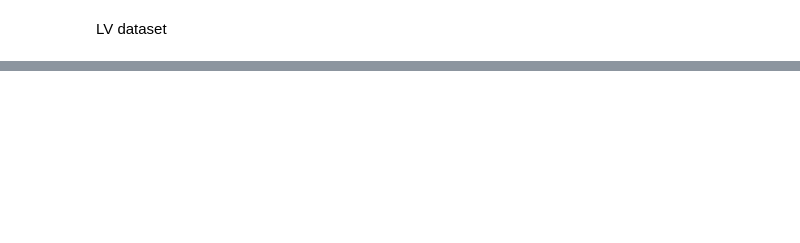
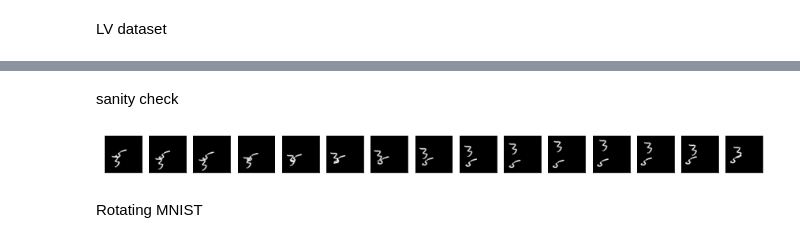
Before and after one commit to IlzeAmandaA/MoNODE, a Jupyter notebook: rnd.ipynb, the cells around one changed output, grey strips where cells are left out. Saved outputs shown, nothing was run; the diff lists cells and outputs as text; code cells hidden in the pictures; blank space fills up the shorter version.

```diff
--- a/rnd.ipynb
+++ b/rnd.ipynb
@@ -242,0 +227,16 @@ tensor([0.0000, 0.2000, 0.4000, 0.6000, 0.8000, 1.0000, 1.2000, 1.4000, 1.6000,
+# %%
+def plot_mnist(X, show=False, fname='predictions.png', N=None, Tdata=None):
+    if N is None:
+        N = min(X.shape[0],10)
+    Xnp    = X.detach().cpu().numpy()
+    if Tdata is None:
+        Tdata  = X.shape[1]
+    c = Xnp.shape[-1]
+    T=20
+    plt.figure(2,(T,3*N))
+    for i in range(N):
+        for t in range(Tdata):
+            plt.subplot(2*N,T,i*T+t+1)
+            plt.imshow(np.reshape(Xnp[i,t],[c,c]), cmap='gray')
+            plt.xticks([]); plt.yticks([])
+    plt.show()
@@ -242,0 +245,11 @@ tensor([0.0000, 0.2000, 0.4000, 0.6000, 0.8000, 1.0000, 1.2000, 1.4000, 1.6000,
+# %%
+data = MovingMNIST('data/mnist_t/', subsample=50,seq_len=30, num_digits=2)
+
+#generate sequences
+N=10
+videos = []
+for n in range(N):
+    videos.append(data._sample_sequence())
+
+#normalize to [0,1] range
+Xt = data._collate_fn(videos) #N,T,1,dim,dim
@@ -261,0 +264,8 @@ tensor([[7.7937, 8.6449],
+# %% [markdown]
+sanity check
+# %%
+plot_mnist(Xt, N=1, Tdata=15)
+# %% [output]
+[figure, added]
+# %% [markdown]
+Rotating MNIST
```
Also changed, not shown: parts of 67 cells of this notebook, 9 other files.
